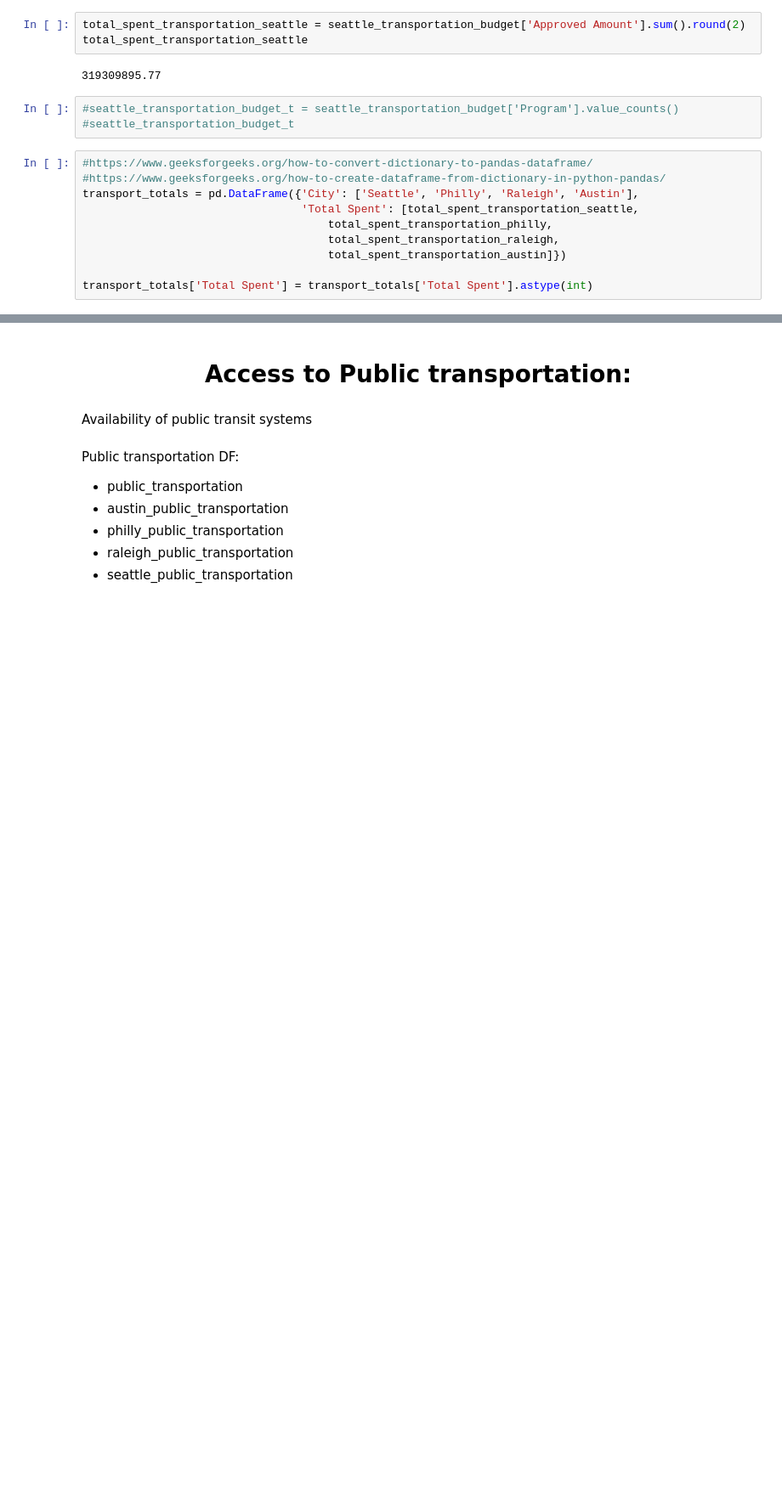
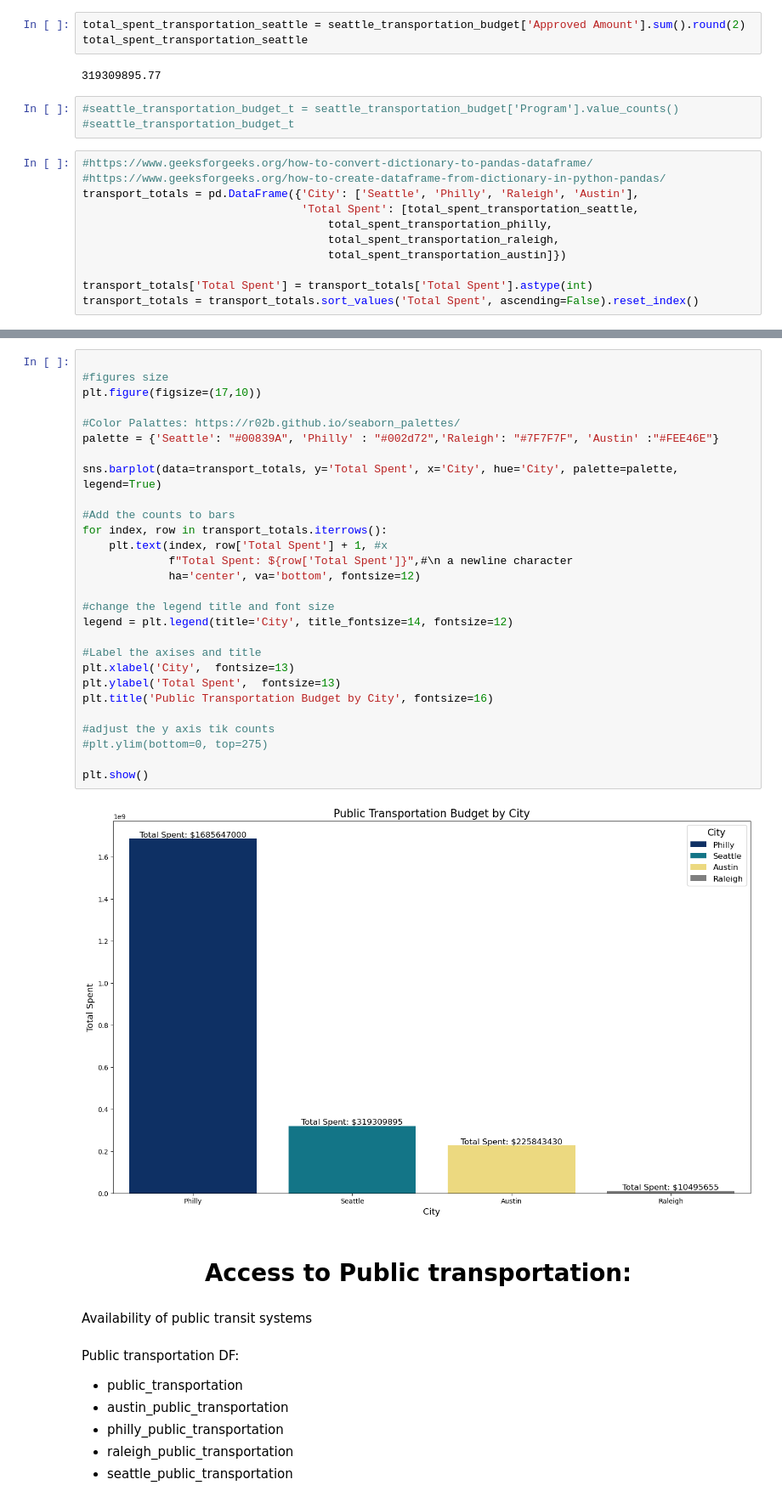
Before and after one commit to Hannah00Donnelly/nss-capstone-da14-2025, a Jupyter notebook: notebooks/hdonnelly_capstone.ipynb, the cells around one changed output, grey strips where cells are left out. Shown: that part at 85% size. Cells and saved outputs as stored; diff of their text form; blank space fills up the shorter version.

```diff
--- a/notebooks/hdonnelly_capstone.ipynb
+++ b/notebooks/hdonnelly_capstone.ipynb
@@ -432,3 +503,4 @@ transport_totals = pd.DataFrame({'City': ['Seattle', 'Philly', 'Raleigh', 'Austi
                                      total_spent_transportation_austin]})
 
 transport_totals['Total Spent'] = transport_totals['Total Spent'].astype(int)
+transport_totals = transport_totals.sort_values('Total Spent', ascending=False).reset_index()
@@ -435,3 +515,33 @@ transport_totals['Total Spent'] = transport_totals['Total Spent'].astype(int)
+# %%
+
+#figures size
+plt.figure(figsize=(17,10))
+
+#Color Palattes: https://r02b.github.io/seaborn_palettes/
+palette = {'Seattle': "#00839A", 'Philly' : "#002d72",'Raleigh': "#7F7F7F", 'Austin' :"#FEE46E"}
+
+sns.barplot(data=transport_totals, y='Total Spent', x='City', hue='City', palette=palette, legend=True)
+
+#Add the counts to bars
+for index, row in transport_totals.iterrows():
+    plt.text(index, row['Total Spent'] + 1, #x
+             f"Total Spent: ${row['Total Spent']}",#\n a newline character
+             ha='center', va='bottom', fontsize=12)
+
+#change the legend title and font size
+legend = plt.legend(title='City', title_fontsize=14, fontsize=12)
+
+#Label the axises and title
+plt.xlabel('City',  fontsize=13)
+plt.ylabel('Total Spent',  fontsize=13)
+plt.title('Public Transportation Budget by City', fontsize=16)
+
+#adjust the y axis tik counts
+#plt.ylim(bottom=0, top=275)
+
+plt.show()
+# %% [output]
+[figure, added]
 # %% [markdown]
 # <center>Access to Public transportation:<center>
 # %% [markdown]
```
Also changed, not shown: parts of 48 cells of this notebook.
